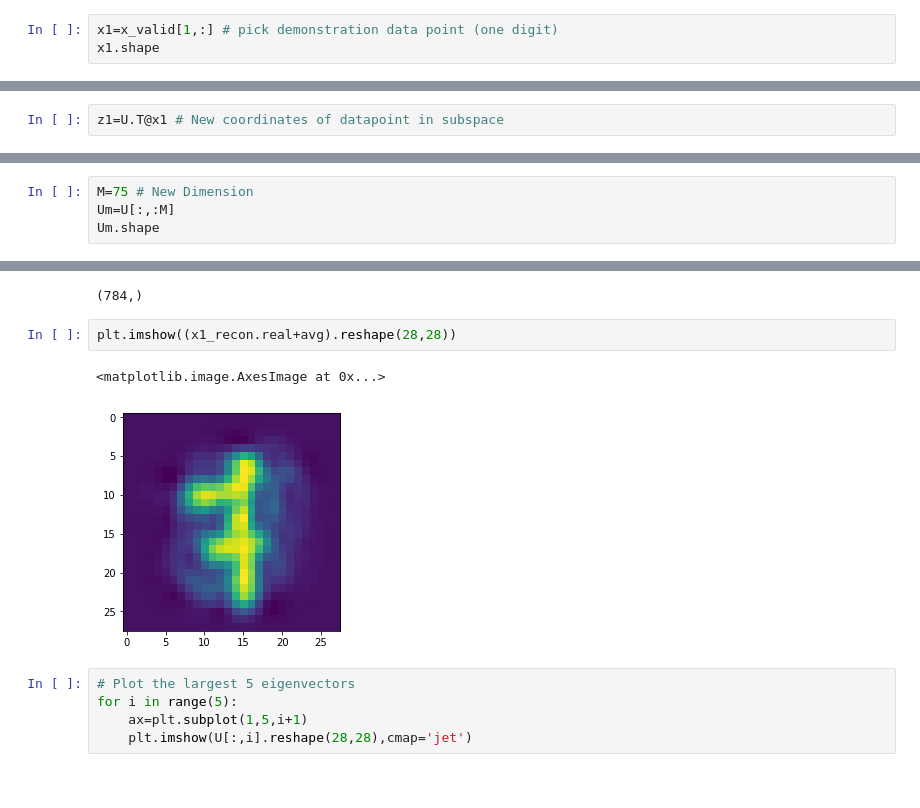
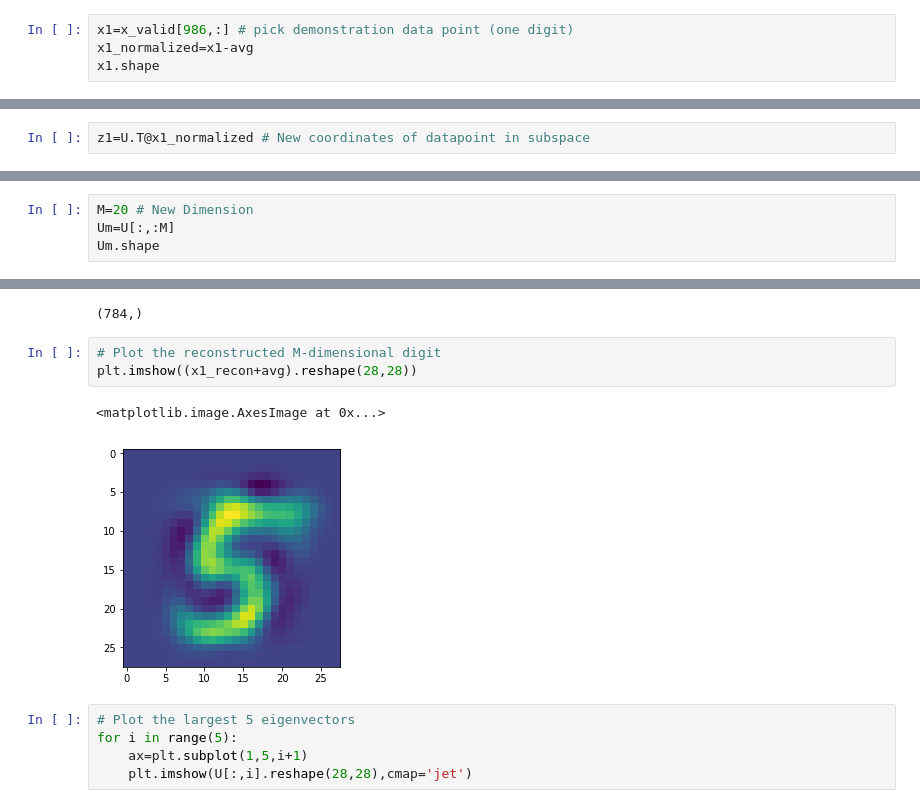
Before and after one commit to rvdweerd/PCA_MNIST, a Jupyter notebook: PCA_mnist.ipynb, the cells around one changed output, grey strips where cells are left out. Drawn from its saved outputs; the diff is of its cells as text.

```diff
--- a/PCA_mnist.ipynb
+++ b/PCA_mnist.ipynb
@@ -67,7 +67,8 @@ plt.plot(Lamb.real[1:])
 # %% [markdown]
 # Demo
 # %%
-x1=x_valid[1,:] # pick demonstration data point (one digit)
+x1=x_valid[986,:] # pick demonstration data point (one digit)
+x1_normalized=x1-avg
 x1.shape
 # %% [output]
 (784,)
@@ -79,11 +85,11 @@ plt.imshow(x1.reshape(28,28))
 # %%
-z1=U.T@x1 # New coordinates of datapoint in subspace
+z1=U.T@x1_normalized # New coordinates of datapoint in subspace
 # %%
 z1.shape
 # %% [output]
 (784,)
 # %%
-M=75 # New Dimension
+M=20 # New Dimension
 Um=U[:,:M]
 Um.shape
 # %% [output]
@@ -95,10 +101,11 @@ x1_recon.shape
 # %% [output]
 (784,)
 # %%
-plt.imshow((x1_recon.real+avg).reshape(28,28))
+# Plot the reconstructed M-dimensional digit
+plt.imshow((x1_recon+avg).reshape(28,28))
 # %% [output]
 <matplotlib.image.AxesImage at 0x...>
-[figure, old version]
+[figure, new version]
 # %%
 # Plot the largest 5 eigenvectors
 for i in range(5):
```
Also changed, not shown: parts of 6 cells of this notebook.
